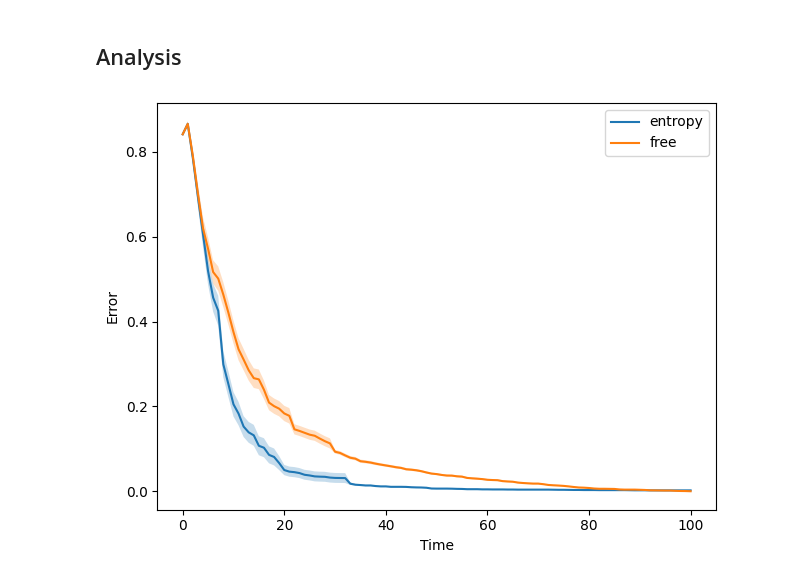
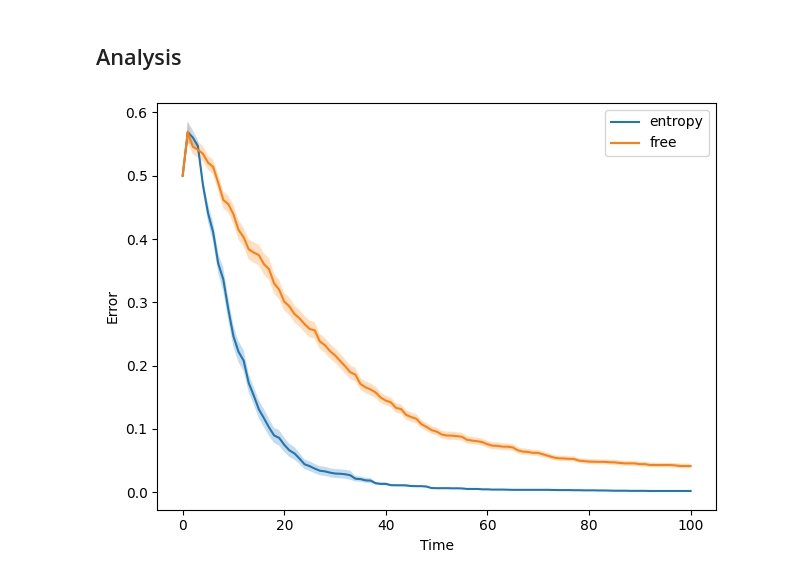
Before and after one commit to tomsilver/multitask-personalization, a Jupyter notebook: notebooks/ExplorationAnalysis.ipynb, the cells around one changed output. Cells and saved outputs as stored; diff of their text form; code cells hidden in the pictures.

```diff
--- a/notebooks/ExplorationAnalysis.ipynb
+++ b/notebooks/ExplorationAnalysis.ipynb
@@ -89,6 +89,26 @@ class EntropyExplorer(Explorer):
 # %% [markdown]
 ## Analysis
 # %%
+def generate_eval_data(ground_truth_model: PredictiveModel,
+                       num_eval_points: int = 100,
+                       seed: int = 1,
+                       balance_data: bool = True) -> tuple[list[float], list[bool]]:
+    rng = np.random.default_rng(seed)
+    inputs = []
+    labels = []
+    while len(inputs) < num_eval_points:
+        x = rng.uniform(global_lb, global_ub)
+        label = ground_truth_model.classify([x])[0]
+        if balance_data:
+            if label and (sum(labels) >= num_eval_points // 2):
+                continue
+            if not label and (len(labels) - sum(labels) >= num_eval_points // 2):
+                continue
+            inputs.append(x)
+            labels.append(label)
+    return inputs, labels
+
+
 def loss(model: PredictiveModel, eval_inputs: list[float], eval_outputs: list[bool]) -> float:
     assert len(eval_inputs) == len(eval_outputs)
     preds = model.predict(eval_inputs)
@@ -99,9 +119,9 @@ def loss(model: PredictiveModel, eval_inputs: list[float], eval_outputs: list[bo
 def run_single_episode(explorer: Explorer, ground_truth_model: PredictiveModel,
                        num_steps: int = 100, num_eval_points: int = 100,
                        seed: int = 1) -> list[float]:
-    rng = np.random.default_rng(seed)
-    eval_inputs = rng.uniform(explorer.global_lb, explorer.global_ub, size=num_eval_points)
-    eval_outputs = ground_truth_model.classify(eval_inputs)
+    eval_inputs, eval_outputs = generate_eval_data(ground_truth_model,
+                                                   num_eval_points=num_eval_points,
+                                                   seed=seed)
     errors = [loss(explorer.model, eval_inputs, eval_outputs)]
     for _ in range(num_steps):
         x = explorer.get_next_request()
@@ -133,31 +153,31 @@ def run_all_experiments(explorer_names: list[str], num_trials: int = 10,
                                         num_steps=num_steps, seed=seed)
             results[explorer_name].append(errors)
 
     return results
 
 
 def _main():
     explorer_names = ["entropy", "free"]
     num_steps = 100
     num_trials = 50
     results = run_all_experiments(explorer_names, num_trials=num_trials,
                                   num_steps=num_steps)
 
     plt.figure()
     for explorer_name, explorer_results in results.items():
         mean_results = np.mean(explorer_results, axis=0)
         std_results = np.std(explorer_results, axis=0, ddof=1) / np.sqrt(len(mean_results))
         assert len(mean_results) == num_steps + 1
         X = np.arange(num_steps+1)
         plt.plot(X, mean_results, label=explorer_name)
         plt.fill_between(X, mean_results - std_results, mean_results + std_results,
                          alpha=0.25)
     plt.xlabel("Time")
     plt.ylabel("Error")
     plt.legend()
     plt.tight_layout()
     plt.show()
 
 _main()
 # %% [output]
-[figure, old version]
+[figure, new version]
```
Also changed, not shown: 3 other files.
